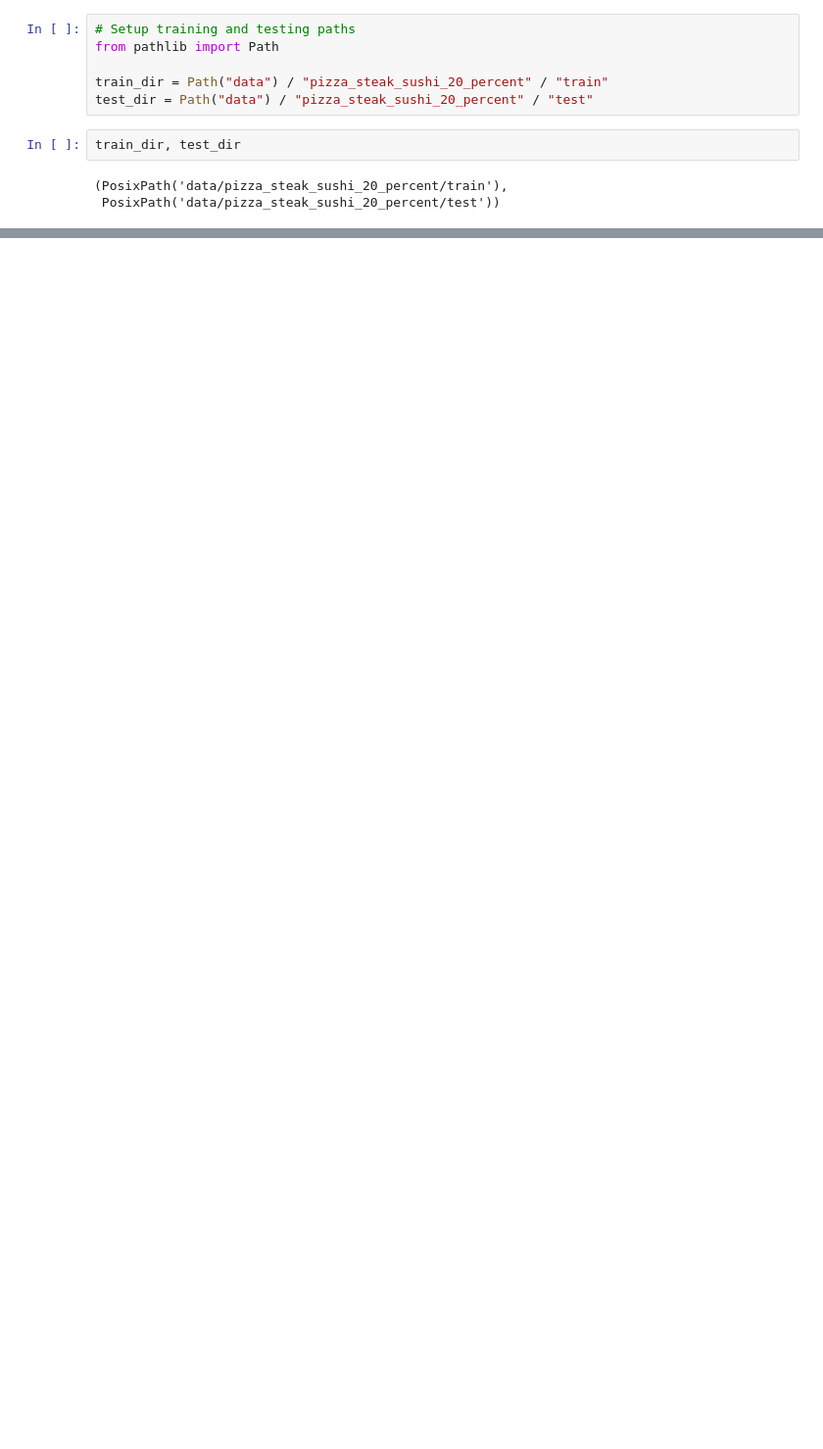
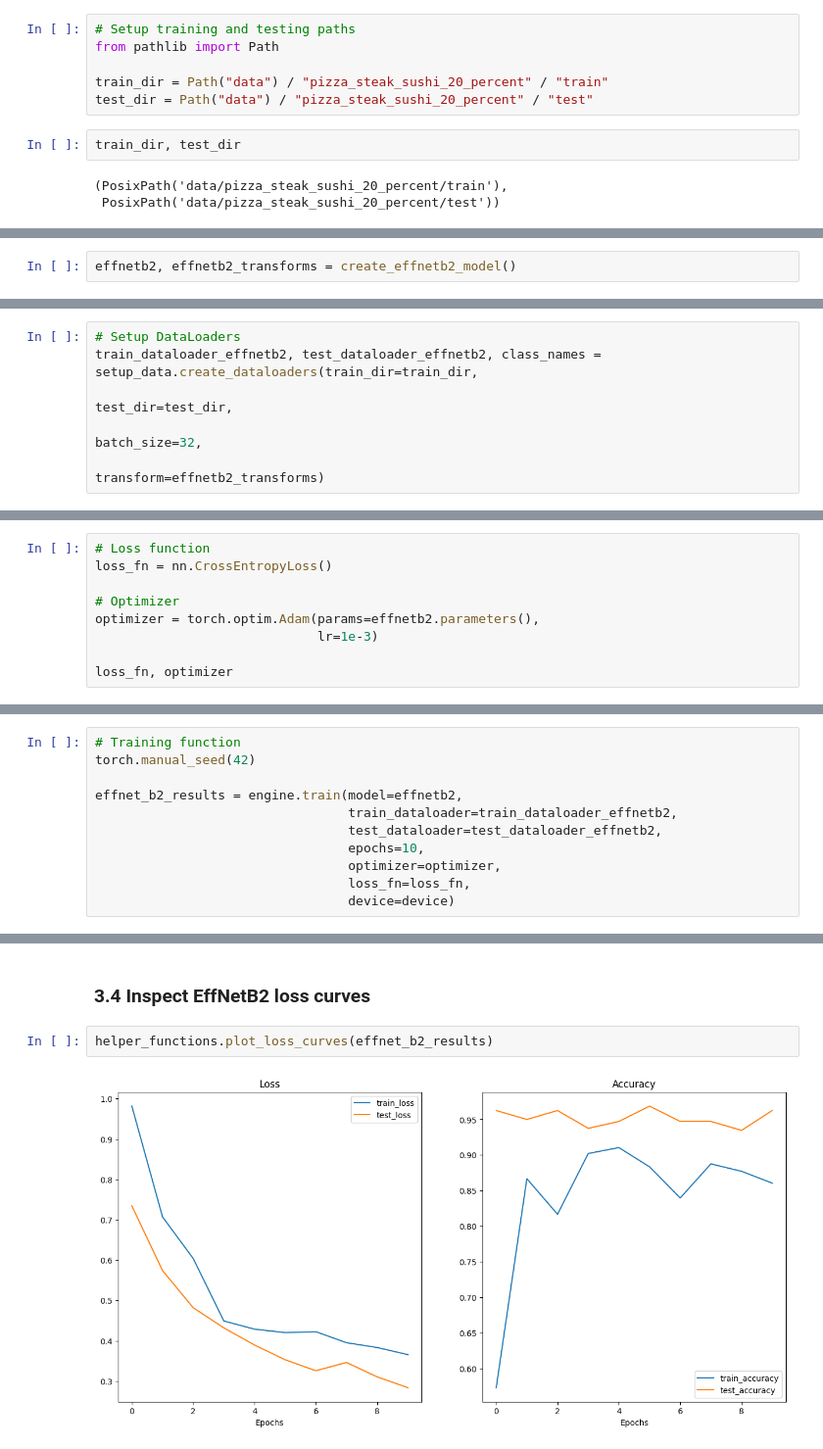
Before and after one commit to mchojna/pytorch-course, a Jupyter notebook: 09_pytorch_model_deployment/09_pytorch_model_deployment.ipynb, the cells around one changed output, grey strips where cells are left out. Shown at 98% size. Cells and saved outputs as stored; diff of their text form; blank space fills up the shorter version.

```diff
--- a/09_pytorch_model_deployment/09_pytorch_model_deployment.ipynb
+++ b/09_pytorch_model_deployment/09_pytorch_model_deployment.ipynb
@@ -61,0 +177,2 @@ train_dir, test_dir
+# %%
+effnetb2, effnetb2_transforms = create_effnetb2_model()
@@ -61,0 +211,6 @@ train_dir, test_dir
+# %%
+# Setup DataLoaders
+train_dataloader_effnetb2, test_dataloader_effnetb2, class_names = setup_data.create_dataloaders(train_dir=train_dir,
+                                                                                                 test_dir=test_dir,
+                                                                                                 batch_size=32,
+                                                                                                 transform=effnetb2_transforms)
@@ -61,0 +223,9 @@ train_dir, test_dir
+# %%
+# Loss function
+loss_fn = nn.CrossEntropyLoss()
+
+# Optimizer
+optimizer = torch.optim.Adam(params=effnetb2.parameters(),
+                             lr=1e-3)
+
+loss_fn, optimizer
@@ -61,0 +248,11 @@ train_dir, test_dir
+# %%
+# Training function
+torch.manual_seed(42)
+
+effnet_b2_results = engine.train(model=effnetb2,
+                                 train_dataloader=train_dataloader_effnetb2,
+                                 test_dataloader=test_dataloader_effnetb2,
+                                 epochs=10,
+                                 optimizer=optimizer,
+                                 loss_fn=loss_fn,
+                                 device=device)
@@ -61,0 +270,6 @@ train_dir, test_dir
+# %% [markdown]
+### 3.4 Inspect EffNetB2 loss curves
+# %%
+helper_functions.plot_loss_curves(effnet_b2_results)
+# %% [output]
+[figure, added]
```
Also changed, not shown: parts of 77 cells of this notebook, 3 other files.
